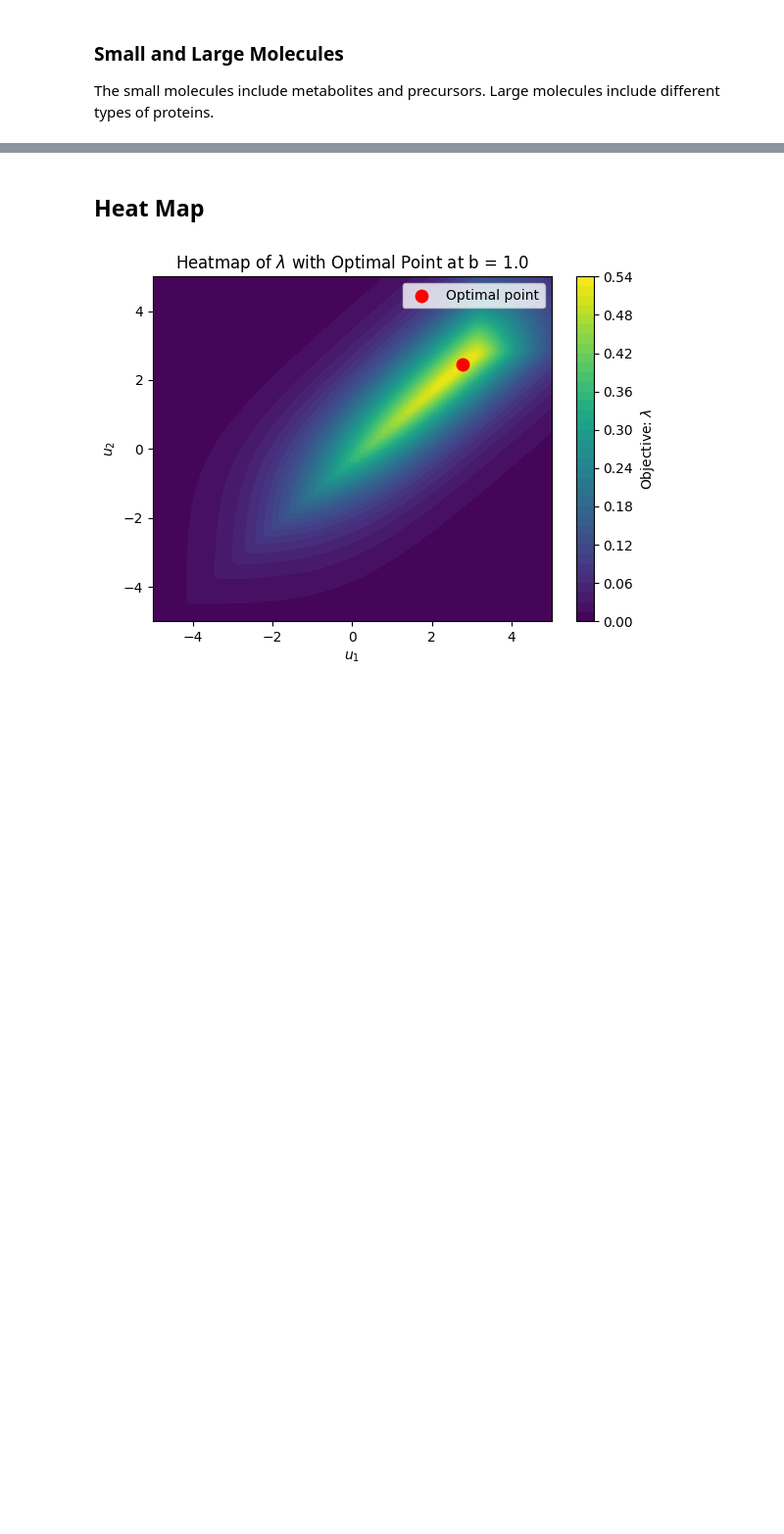
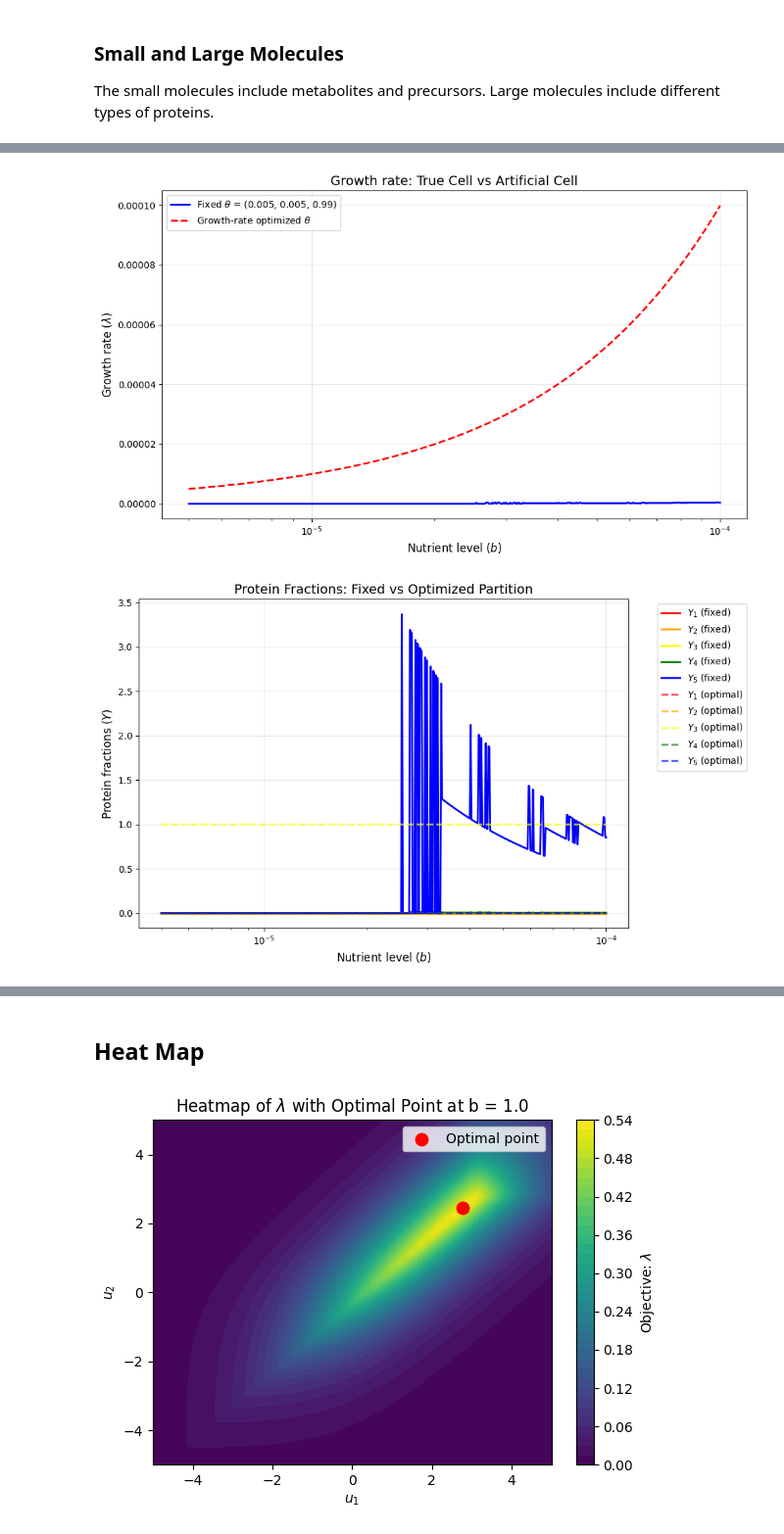
Before and after one commit to jonathan-huang/Proteome-Partition-ver.-1, a Jupyter notebook: PP3_MM.ipynb, the cells around one changed output, grey strips where cells are left out. Shown at 98% size. Drawn from its saved outputs; the diff is of its cells as text; code cells hidden in the pictures; blank space fills up the shorter version.

```diff
--- a/PP3_MM.ipynb
+++ b/PP3_MM.ipynb
@@ -441,0 +438,72 @@ display(df)
+# %%
+# Fixed theta values (must sum to 1)
+# theta1_fixed, theta2_fixed = 0.990, 0.005
+# theta1_fixed, theta2_fixed = 0.005, 0.990
+theta1_fixed, theta2_fixed = 0.005, 0.005
+theta3_fixed = 1 - theta1_fixed - theta2_fixed
+
+b_fixed_theta = np.logspace(np.log10(b_min), np.log10(b_max), 500)
+
+# Calculate Y and lambda for each b with fixed theta
+results_fixed = []
+for b in b_fixed_theta:
+    result = BioSystemMM3([theta1_fixed, theta2_fixed, theta3_fixed], b)
+    results_fixed.append(result)
+
+results_fixed = np.array(results_fixed)
+
+(b_fixed, _, _, _, Y1_fixed, Y2_fixed, Y3_fixed, Y4_fixed, Y5_fixed,
+ lambda_fixed, r_avg_fixed) = results_fixed.T
+
+# Plot growth rate vs b for fixed theta
+plt.figure(figsize=(10, 6))
+plt.plot(b_fixed, lambda_fixed, lw=2, color='blue', label=f'Fixed $\\theta$ = ({theta1_fixed}, {theta2_fixed}, {theta3_fixed})')
+plt.plot(b_arr, lambda_arr, lw=2, color='red', linestyle='--', label='Growth-rate optimized $\\theta$')
+plt.xlabel(r'Nutrient level ($b$)', fontsize=12)
+plt.ylabel(r'Growth rate ($\lambda$)', fontsize=12)
+plt.title(f'Growth rate: True Cell vs Artificial Cell', fontsize=14)
+plt.xscale('log')
+plt.grid(True, alpha=0.3)
+plt.legend()
+plt.tight_layout()
+plt.show()
+
+# Plot Y values vs b
+plt.figure(figsize=(10, 6))
+plt.plot(b_fixed, Y1_fixed, lw=2, label='$Y_1$ (fixed)', color='red', linestyle='-')
+plt.plot(b_fixed, Y2_fixed, lw=2, label='$Y_2$ (fixed)', color='orange', linestyle='-')
+plt.plot(b_fixed, Y3_fixed, lw=2, label='$Y_3$ (fixed)', color='yellow', linestyle='-')
+plt.plot(b_fixed, Y4_fixed, lw=2, label='$Y_4$ (fixed)', color='green', linestyle='-')
+plt.plot(b_fixed, Y5_fixed, lw=2, label='$Y_5$ (fixed)', color='blue', linestyle='-')
+
+# Add optimized Y values
+plt.plot(b_arr, Y1_arr, lw=2, label='$Y_1$ (optimal)', color='red', linestyle='--', alpha=0.7)
+plt.plot(b_arr, Y2_arr, lw=2, label='$Y_2$ (optimal)', color='orange', linestyle='--', alpha=0.7)
+plt.plot(b_arr, Y3_arr, lw=2, label='$Y_3$ (optimal)', color='yellow', linestyle='--', alpha=0.7)
+plt.plot(b_arr, Y4_arr, lw=2, label='$Y_4$ (optimal)', color='green', linestyle='--', alpha=0.7)
+plt.plot(b_arr, Y5_arr, lw=2, label='$Y_5$ (optimal)', color='blue', linestyle='--', alpha=0.7)
+
+plt.xlabel(r'Nutrient level ($b$)', fontsize=12)
+plt.ylabel(r'Protein fractions ($Y$)', fontsize=12)
+plt.title(f'Protein Fractions: Fixed vs Optimized Partition', fontsize=14)
+plt.xscale('log')
+plt.grid(True, alpha=0.3)
+plt.legend(bbox_to_anchor=(1.05, 1), loc='upper left')
+plt.tight_layout()
+plt.show()
+
+# Display data
+df_fixed = pd.DataFrame({
+    'b': b_fixed,
+    'lambda': lambda_fixed,
+    'Y1': Y1_fixed,
+    'Y2': Y2_fixed,
+    'Y3': Y3_fixed,
+    'Y4': Y4_fixed,
+    'Y5': Y5_fixed,
+    'Sum_Y': Y1_fixed + Y2_fixed + Y3_fixed + Y4_fixed + Y5_fixed
+})
+display(df_fixed.head(10))
+# %% [output]
+[figure, added]
+[figure, added]
```
Also changed, not shown: parts of 9 cells of this notebook, 6 other files.
